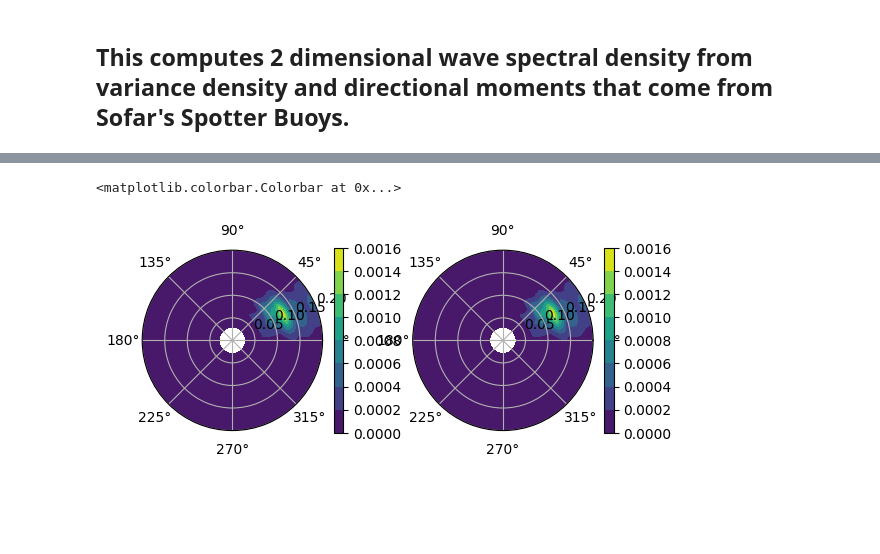
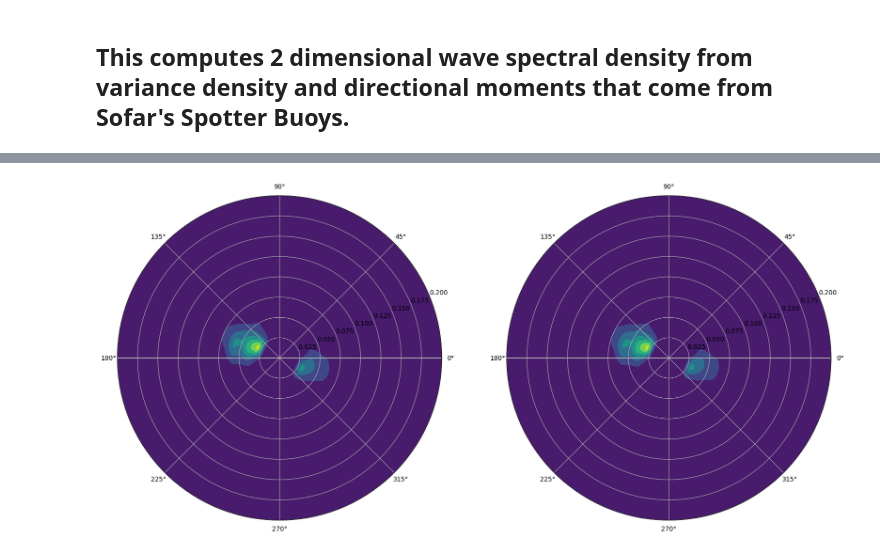
Before and after one commit to sofarocean/spotter-analysis-examples, a Jupyter notebook: directional_wave_spectra_example.ipynb, the cells around one changed output, grey strips where cells are left out. Saved outputs shown, nothing was run; the diff lists cells and outputs as text; code cells hidden in the pictures; blank space fills up the shorter version.

```diff
--- a/directional_wave_spectra_example.ipynb
+++ b/directional_wave_spectra_example.ipynb
@@ -839,20 +785,29 @@ plt.colorbar(im,shrink=0.5)
-# %%
-fig, ax = plt.subplots(1,2,subplot_kw=dict(projection='polar'))
-theta = np.deg2rad(direction)
-ax = ax.flatten()
-im = ax[0].contourf(theta, frequency, d_orig.reshape(output_shape) * (np.pi / 180) * variance_density[..., None], cmap='viridis')
-ax[0].set_xlim([0*np.pi,2*np.pi])
-ax[0].set_ylim([0,0.2])
-ax[0].set_theta_zero_location("E")
-ax[0].grid('on')
-plt.colorbar(im,shrink=0.5)
-
-im = ax[1].contourf(theta, frequency, D_all * (np.pi / 180) * variance_density[..., None], cmap='viridis')
-ax[1].set_xlim([0*np.pi,2*np.pi])
-ax[1].set_ylim([0,0.2])
-ax[1].set_theta_zero_location("E")
-ax[1].grid('on')
-plt.colorbar(im,shrink=0.5)
-# %% [output]
-<matplotlib.colorbar.Colorbar at 0x...>
-[figure, removed]
+# %%
+multi_dim = read_spectral_csv('/Users/annasavage/Documents/sd-card-data/smart_drifter/32202_drifter/log')
+# %%
+orig_multi = multi_dim.as_frequency_direction_spectrum(number_of_directions=180)
+# %%
+a1 = multi_dim.a1.values
+b1 = multi_dim.b1.values
+a2 = multi_dim.a2.values
+b2 = multi_dim.b2.values
+variance_density = multi_dim.variance_density.values
+# %%
+tst_multi = estimate_directional_spectrum(variance_density, a1, b1, a2, b2, direction)
+# %%
+fig, ax = plt.subplots(1,2,figsize=(20, 10), subplot_kw=dict(projection='polar'))
+ax = ax.flatten()
+theta = np.deg2rad(direction)
+im = ax[0].contourf(theta, orig_multi.frequency, tst_multi[0,:], cmap='viridis')
+ax[0].set_xlim([0*np.pi,2*np.pi])
+ax[0].set_ylim([0,0.2])
+ax[0].set_theta_zero_location("E")
+ax[0].grid('on')
+
+im = ax[1].contourf(theta, orig_multi.frequency, orig_multi.values[0,:], cmap='viridis')
+ax[1].set_xlim([0*np.pi,2*np.pi])
+ax[1].set_ylim([0,0.2])
+ax[1].set_theta_zero_location("E")
+ax[1].grid('on')
+# %% [output]
+[figure, added]
```
Also changed, not shown: parts of 11 cells of this notebook, 1 other file.
